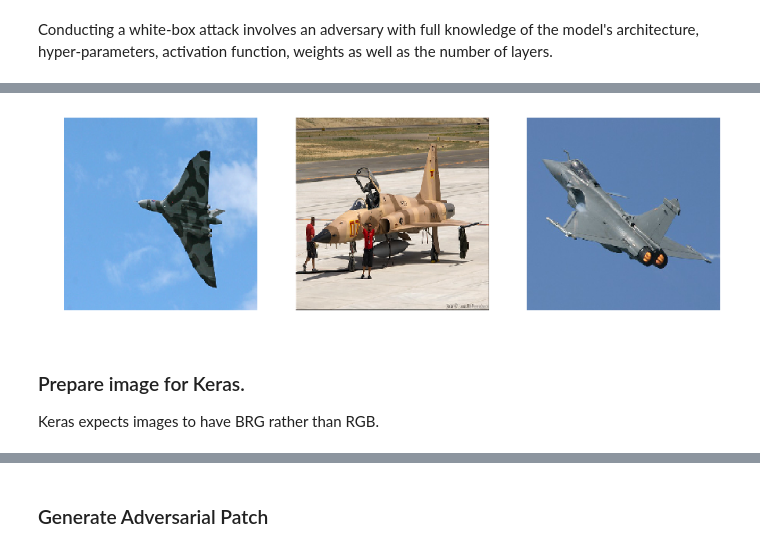
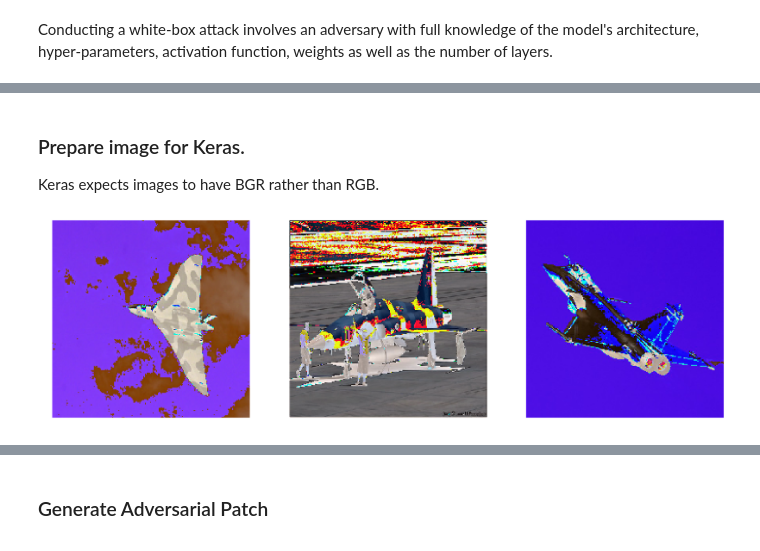
Before and after one commit to adbedada/adversarial_attack, a Jupyter notebook: notebooks/adversarial_patch_using_art.ipynb, the cells around one changed output, grey strips where cells are left out. Saved outputs shown, nothing was run; the diff lists cells and outputs as text; code cells hidden in the pictures.

```diff
--- a/notebooks/adversarial_patch_using_art.ipynb
+++ b/notebooks/adversarial_patch_using_art.ipynb
@@ -103,19 +174,21 @@ concated_images = np.concatenate(images_stack)
+# %% [markdown]
+### Prepare image for Keras.
+
+Keras expects images to have BGR rather than RGB.
+# %%
+concated_images_for_keras = preprocess_input(concated_images)
 # %%
 fig=plt.figure(figsize=(28, 28))
 w =15
 h = 15
 columns = 3
 rows = 1
 for i in range(1, columns*rows +1):
     img = np.random.randint(10, size=(h,w))
     fig.add_subplot(rows, columns, i)
-    plt.imshow(np.uint8(concated_images[i-1]))
+    plt.imshow(np.uint8(concated_images_for_keras[i-1]))
     plt.axis('off')
 
 plt.show()
 # %% [output]
-[figure, old version]
+[figure, new version]
-# %% [markdown]
-### Prepare image for Keras.
-
-Keras expects images to have BRG rather than RGB.
```
Also changed, not shown: parts of 48 cells of this notebook.
